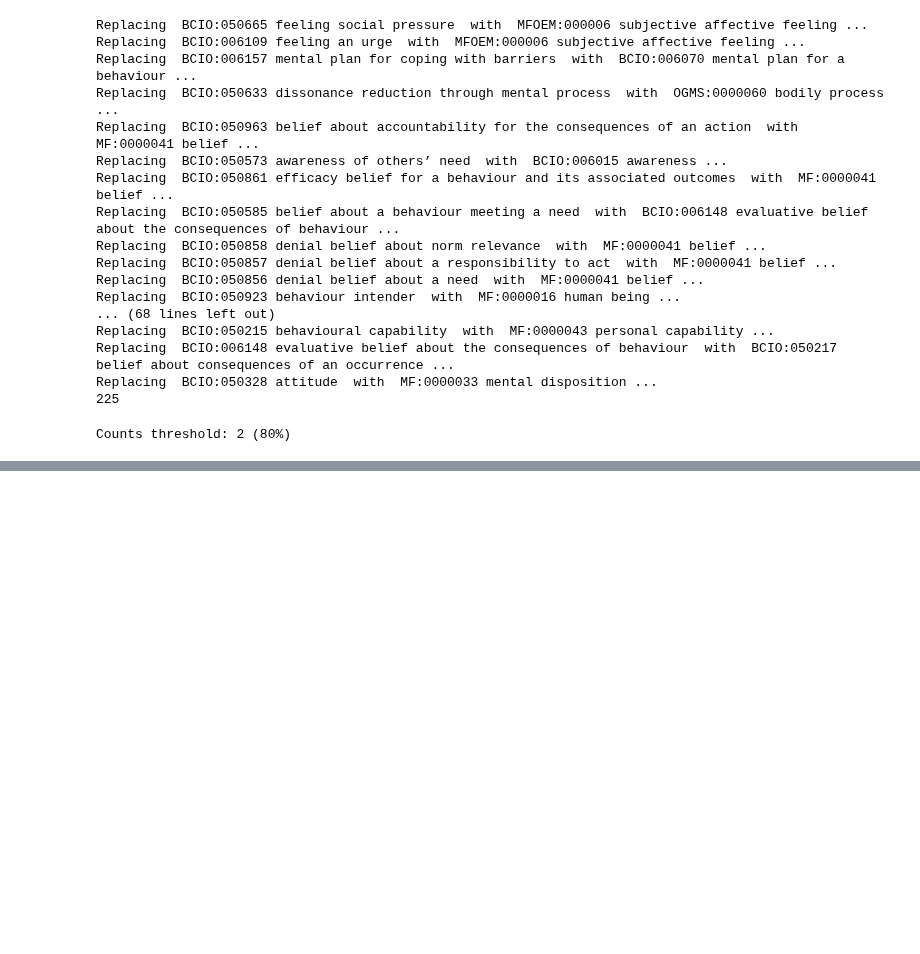
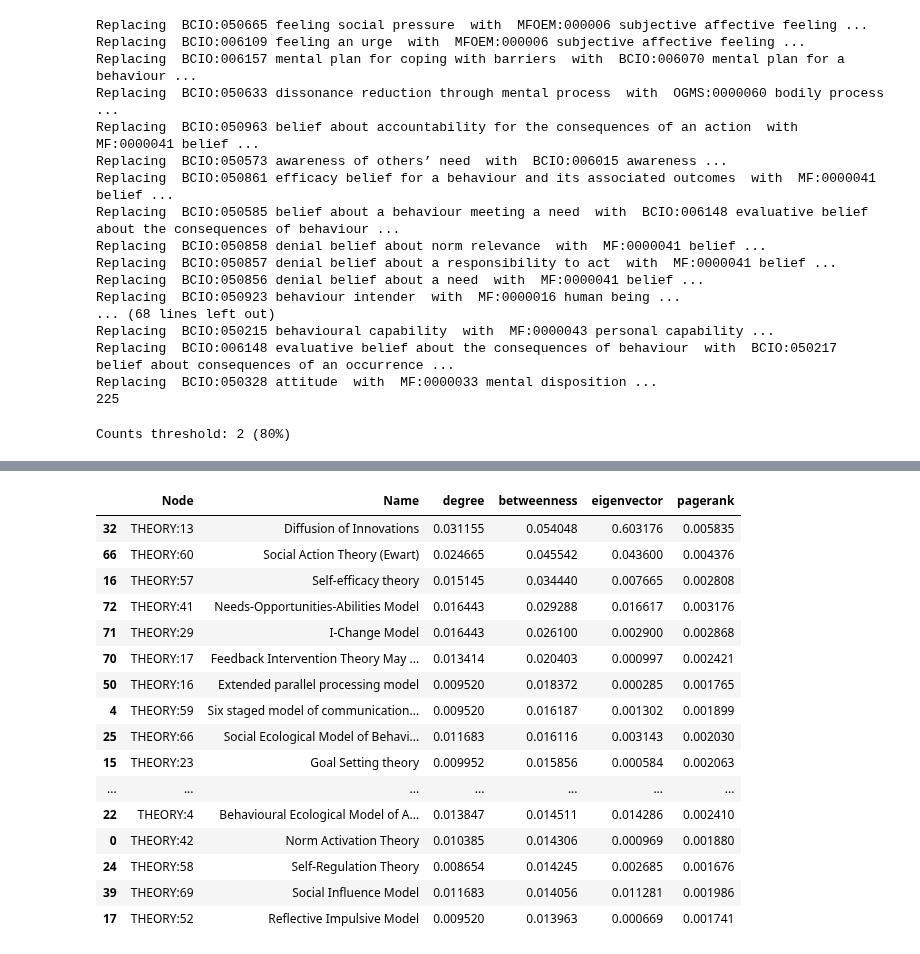
Before and after one commit to jannahastings/theory-database, a Jupyter notebook: app/AnalyseTheoryMapping.ipynb, the cells around one changed output, grey strips where cells are left out. Saved outputs shown, nothing was run; the diff lists cells and outputs as text; code cells hidden in the pictures; blank space fills up the shorter version.

```diff
--- a/app/AnalyseTheoryMapping.ipynb
+++ b/app/AnalyseTheoryMapping.ipynb
@@ -1411,0 +1674,33 @@ Counts threshold: 2 (80%)
+# %%
+degree_c = nx.degree_centrality(G_full_kg)
+betweenness_c = nx.betweenness_centrality(G_full_kg)
+eigenvector_c = nx.eigenvector_centrality(G_full_kg, max_iter=1000)
+pagerank_c = nx.pagerank(G_full_kg)
+
+theory_nodes = [n for n, d in G_full_kg.nodes(data=True) if d.get('type') == 'theory']
+df_full_kg_theory_centrality = pd.DataFrame({"Node": theory_nodes})
+df_full_kg_theory_centrality["Name"] = df_full_kg_theory_centrality["Node"].map(lambda n: G_full_kg.nodes[n]['label'])
+df_full_kg_theory_centrality["degree"] = df_full_kg_theory_centrality["Node"].map(degree_c)
+df_full_kg_theory_centrality["betweenness"] = df_full_kg_theory_centrality["Node"].map(betweenness_c)
+df_full_kg_theory_centrality["eigenvector"] = df_full_kg_theory_centrality["Node"].map(eigenvector_c)
+df_full_kg_theory_centrality["pagerank"] = df_full_kg_theory_centrality["Node"].map(pagerank_c)
+
+df_full_kg_theory_centrality.sort_values("betweenness", ascending=False).head(20)
+# %% [output]
+|  | Node | Name | degree | betweenness | eigenvector | pagerank |
+| 32 | THEORY:13 | Diffusion of Innovations | 0.031155 | 0.054048 | 0.603176 | 0.005835 |
+| 66 | THEORY:60 | Social Action Theory (Ewart) | 0.024665 | 0.045542 | 0.043600 | 0.004376 |
+| 16 | THEORY:57 | Self-efficacy theory | 0.015145 | 0.034440 | 0.007665 | 0.002808 |
+| 72 | THEORY:41 | Needs-Opportunities-Abilities Model | 0.016443 | 0.029288 | 0.016617 | 0.003176 |
+| 71 | THEORY:29 | I-Change Model | 0.016443 | 0.026100 | 0.002900 | 0.002868 |
+| 70 | THEORY:17 | Feedback Intervention Theory May ... | 0.013414 | 0.020403 | 0.000997 | 0.002421 |
+| 50 | THEORY:16 | Extended parallel processing model | 0.009520 | 0.018372 | 0.000285 | 0.001765 |
+| 4 | THEORY:59 | Six staged model of communication... | 0.009520 | 0.016187 | 0.001302 | 0.001899 |
+| 25 | THEORY:66 | Social Ecological Model of Behavi... | 0.011683 | 0.016116 | 0.003143 | 0.002030 |
+| 15 | THEORY:23 | Goal Setting theory | 0.009952 | 0.015856 | 0.000584 | 0.002063 |
+| ... | ... | ... | ... | ... | ... | ... |
+| 22 | THEORY:4 | Behavioural Ecological Model of A... | 0.013847 | 0.014511 | 0.014286 | 0.002410 |
+| 0 | THEORY:42 | Norm Activation Theory | 0.010385 | 0.014306 | 0.000969 | 0.001880 |
+| 24 | THEORY:58 | Self-Regulation Theory | 0.008654 | 0.014245 | 0.002685 | 0.001676 |
+| 39 | THEORY:69 | Social Influence Model | 0.011683 | 0.014056 | 0.011281 | 0.001986 |
+| 17 | THEORY:52 | Reflective Impulsive Model | 0.009520 | 0.013963 | 0.000669 | 0.001741 |
```
Also changed, not shown: parts of 35 cells of this notebook.
